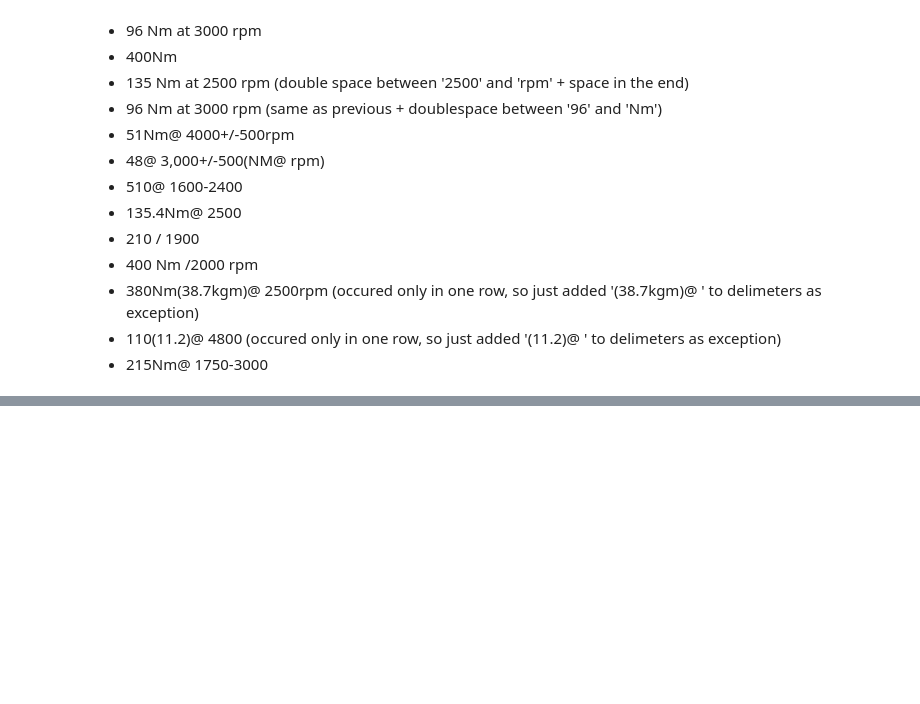
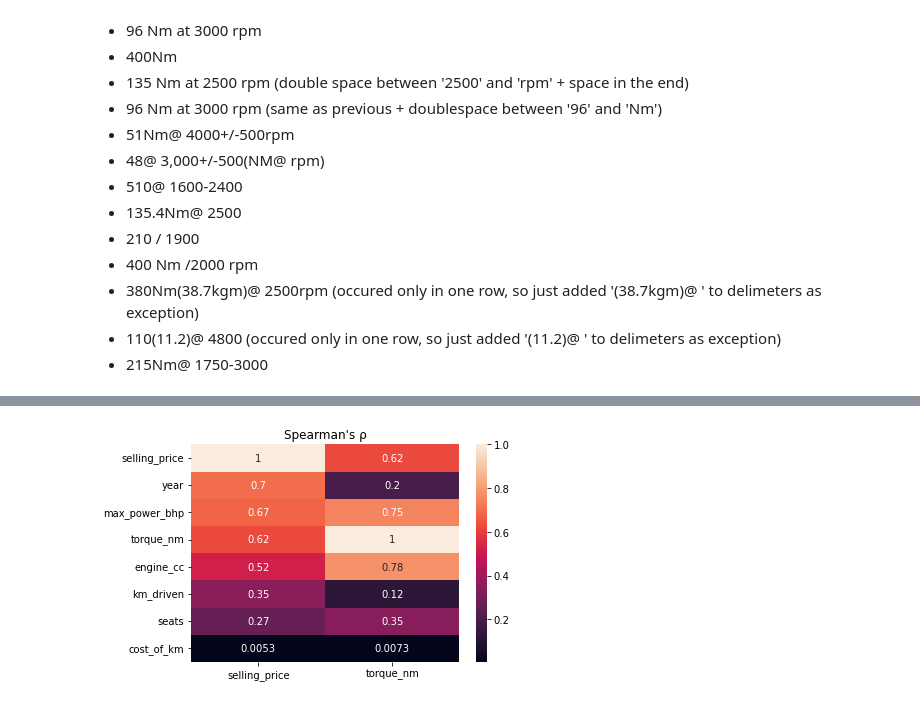
Before and after one commit to ZaikaBohdan/ds_car_price_proj, a Jupyter notebook: car_price_pred.ipynb, the cells around one changed output, grey strips where cells are left out. Saved outputs shown, nothing was run; the diff lists cells and outputs as text; code cells hidden in the pictures; blank space fills up the shorter version.

```diff
--- a/car_price_pred.ipynb
+++ b/car_price_pred.ipynb
@@ -587,0 +644,9 @@ Now all columns have right data type and we are ready to explore significance of
+# %%
+ax = sns.heatmap(
+    raw_data_1[raw_data_1['torque_nm'] < 750].corr(method='spearman')[['selling_price', 'torque_nm']].abs().sort_values('selling_price',ascending=False),
+    annot=True
+)
+ax.set_title('Spearman\'s ρ')
+plt.show()
+# %% [output]
+[figure, added]
```
Also changed, not shown: parts of 28 cells of this notebook.
